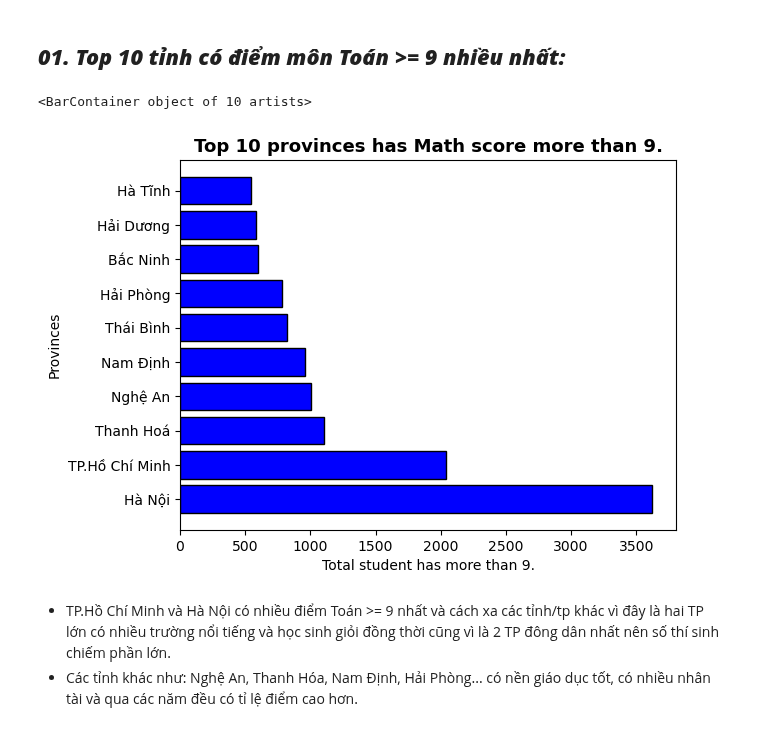
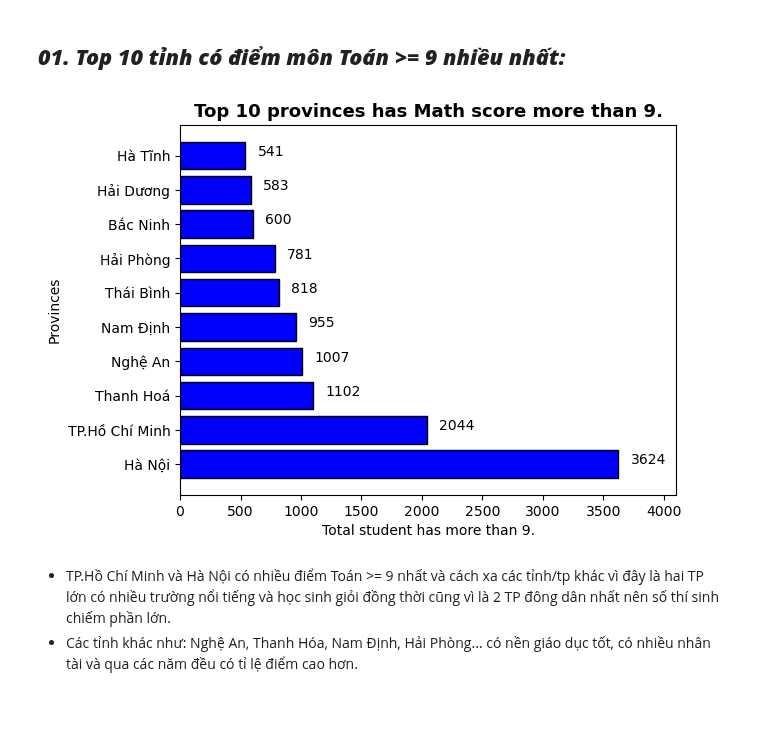
Before and after one commit to ntp-shin/Introduction_to_Data_Science, a Jupyter notebook: 3_Top10-Statistics.ipynb, the cells around one changed output. Cells and saved outputs as stored; diff of their text form; code cells hidden in the pictures.

```diff
--- a/3_Top10-Statistics.ipynb
+++ b/3_Top10-Statistics.ipynb
@@ -112,16 +112,18 @@ score_df
 # %%
 # Gop nhom theo tinh/tp va dem so thi sinh tung tinh
 count_math = score_df[score_df['toan'] >= 9].groupby(['tinh/tp'])['tinh/tp'].count()
 count_math.sort_values(ascending=False, inplace=True)
 
 # Visualize
 plt.title('Top 10 provinces has Math score more than 9.', fontsize=13, fontweight='bold')
 plt.xlabel('Total student has more than 9.', fontsize=10)
 plt.ylabel('Provinces', fontsize=10)
+plt.xlim(0, 4100)
+
 plt.barh(count_math.iloc[:10].index, count_math.iloc[:10].values, color='blue', edgecolor='black')
+[plt.text(val + 100, i, str(val)) for i, val in enumerate(np.round_(count_math.iloc[:10].values, 2))];
 # %% [output]
-<BarContainer object of 10 artists>
-[figure, old version]
+[figure, new version]
 # %% [markdown]
 - TP.Hồ Chí Minh và Hà Nội có nhiều điểm Toán >= 9 nhất và cách xa các tỉnh/tp khác vì đây là hai TP lớn có nhiều trường nổi tiếng và học sinh giỏi đồng thời cũng vì là 2 TP đông dân nhất nên số thí sinh chiếm phần lớn.
 - Các tỉnh khác như: Nghệ An, Thanh Hóa, Nam Định, Hải Phòng... có nền giáo dục tốt, có nhiều nhân tài và qua các năm đều có tỉ lệ điểm cao hơn.
```
Also changed, not shown: parts of 10 cells of this notebook.
